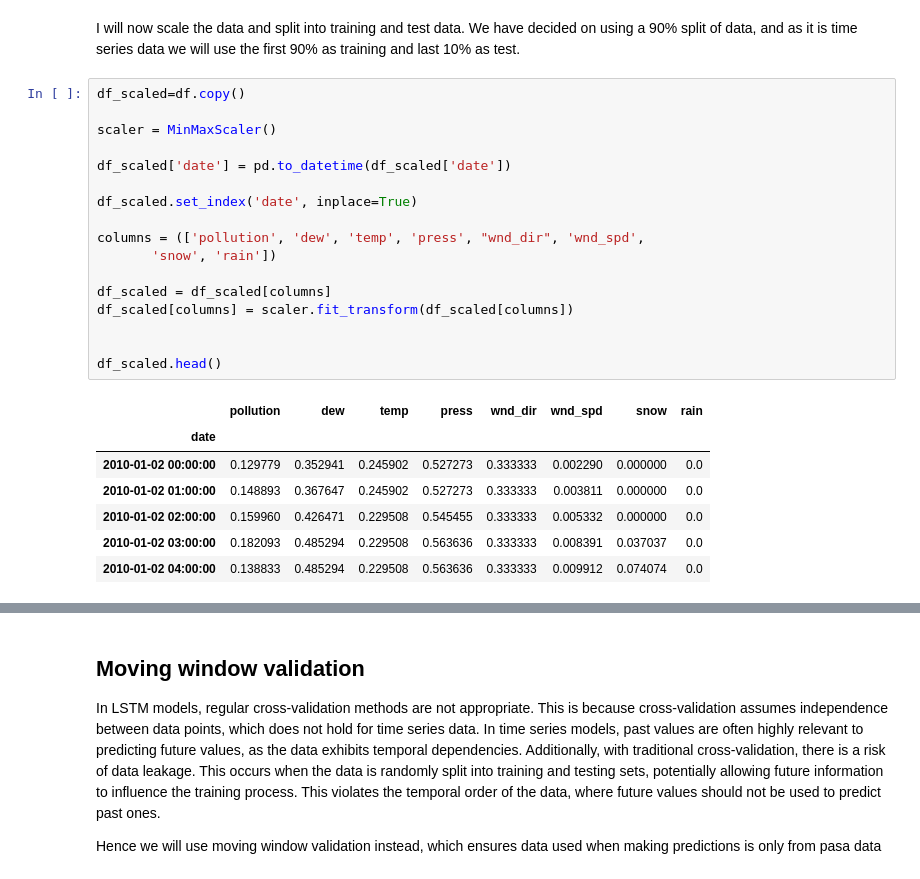
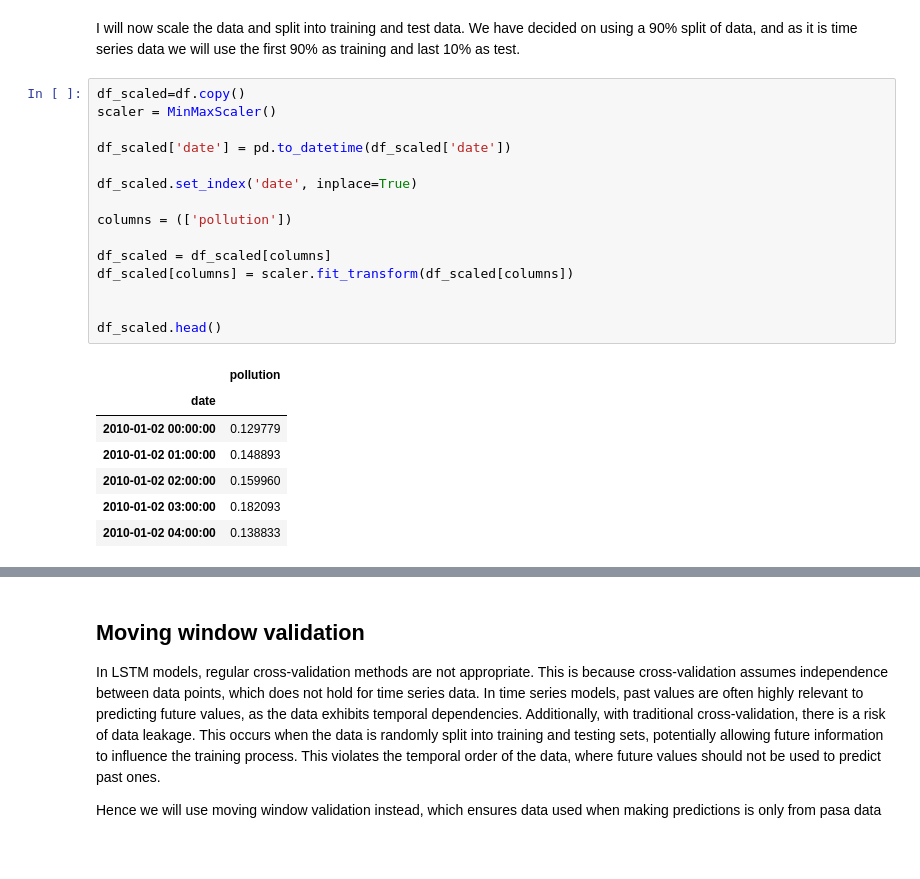
Before and after one commit to djjjones6/Group_Assessment_2, a Jupyter notebook: imran_v/LSTM_model.ipynb, the cells around one changed output, grey strips where cells are left out. Cells and saved outputs as stored; diff of their text form.

```diff
--- a/imran_v/LSTM_model.ipynb
+++ b/imran_v/LSTM_model.ipynb
@@ -38,26 +38,24 @@ df.wnd_dir = df.wnd_dir.map(mapping)
 I will now scale the data and split into training and test data. We have decided on using a 90% split of data, and as it is time series data we will use the first 90% as training and last 10% as test.
 # %%
 df_scaled=df.copy()
-
 scaler = MinMaxScaler()
 
 df_scaled['date'] = pd.to_datetime(df_scaled['date'])
 
 df_scaled.set_index('date', inplace=True)
 
-columns = (['pollution', 'dew', 'temp', 'press', "wnd_dir", 'wnd_spd',
-       'snow', 'rain'])
+columns = (['pollution'])
 
 df_scaled = df_scaled[columns]
 df_scaled[columns] = scaler.fit_transform(df_scaled[columns])
 
 
 df_scaled.head()
 # %% [output]
-|  | pollution | dew | temp | press | wnd_dir | wnd_spd | snow | rain |
-| date |  |  |  |  |  |  |  |  |
-| 2010-01-02 00:00:00 | 0.129779 | 0.352941 | 0.245902 | 0.527273 | 0.333333 | 0.002290 | 0.000000 | 0.0 |
-| 2010-01-02 01:00:00 | 0.148893 | 0.367647 | 0.245902 | 0.527273 | 0.333333 | 0.003811 | 0.000000 | 0.0 |
-| 2010-01-02 02:00:00 | 0.159960 | 0.426471 | 0.229508 | 0.545455 | 0.333333 | 0.005332 | 0.000000 | 0.0 |
-| 2010-01-02 03:00:00 | 0.182093 | 0.485294 | 0.229508 | 0.563636 | 0.333333 | 0.008391 | 0.037037 | 0.0 |
-| 2010-01-02 04:00:00 | 0.138833 | 0.485294 | 0.229508 | 0.563636 | 0.333333 | 0.009912 | 0.074074 | 0.0 |
+|  | pollution |
+| date |  |
+| 2010-01-02 00:00:00 | 0.129779 |
+| 2010-01-02 01:00:00 | 0.148893 |
+| 2010-01-02 02:00:00 | 0.159960 |
+| 2010-01-02 03:00:00 | 0.182093 |
+| 2010-01-02 04:00:00 | 0.138833 |
```
Also changed, not shown: parts of 30 cells of this notebook.
